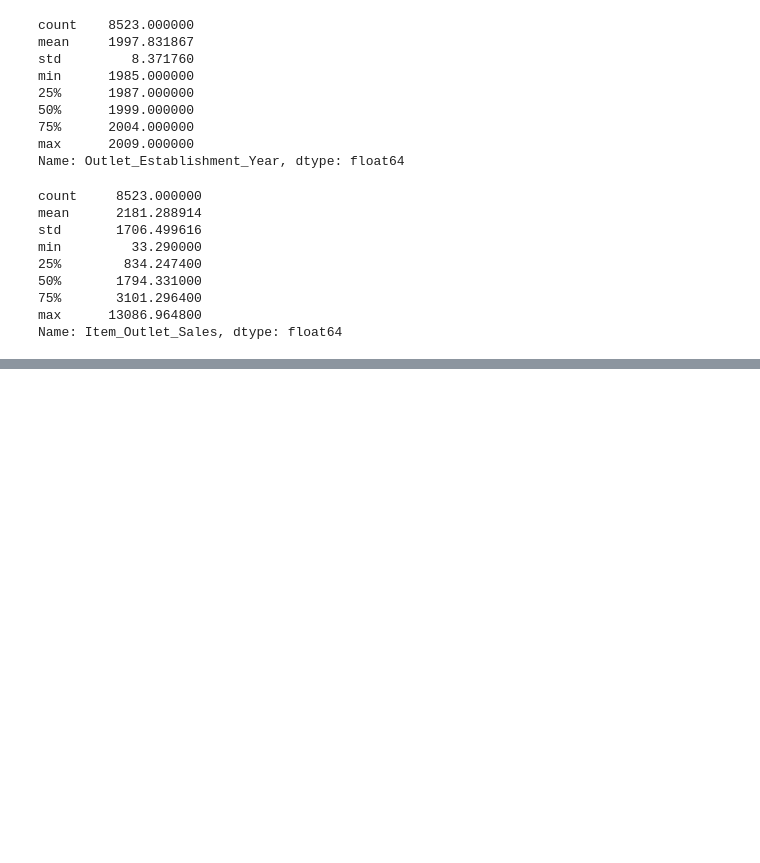
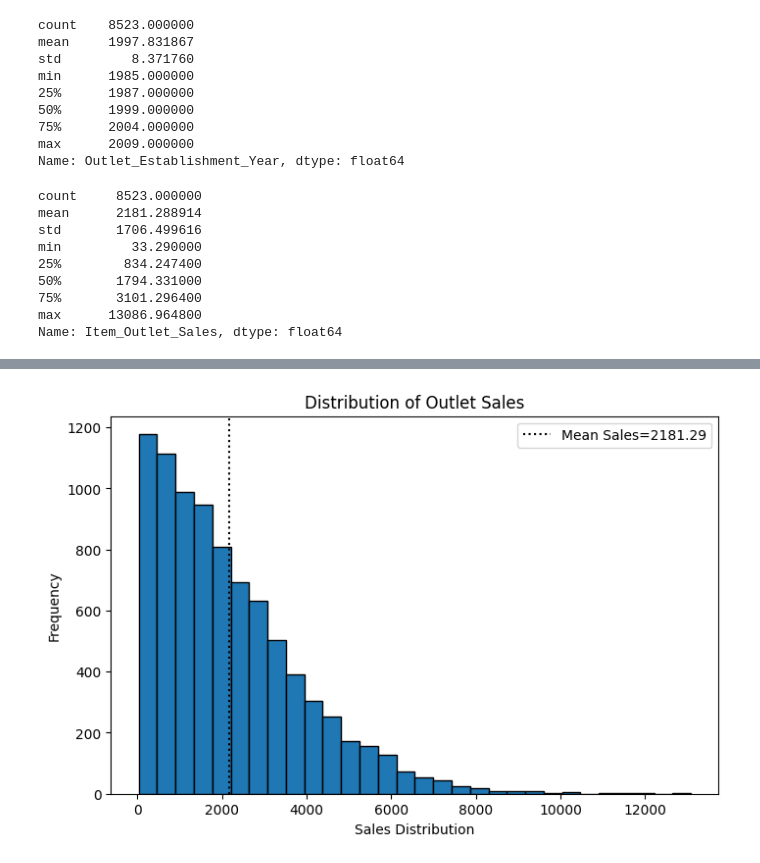
Before and after one commit to velascogringo/Sales_Prediction, a Jupyter notebook: Sales_Prediction_Core.ipynb, the cells around one changed output, grey strips where cells are left out. Drawn from its saved outputs; the diff is of its cells as text; code cells hidden in the pictures; blank space fills up the shorter version.

```diff
--- a/Sales_Prediction_Core.ipynb
+++ b/Sales_Prediction_Core.ipynb
@@ -2,7 +2,7 @@
 <a href="https://colab.research.google.com/github/velascogringo/Sales_Prediction/blob/main/Sales_Prediction_Core.ipynb" target="_parent"><img src="https://colab.research.google.com/assets/colab-badge.svg" alt="Open In Colab"/></a>
 # %%
 import pandas as pd
-filename = '/content/drive/MyDrive/WEEK 02_PANDA_MANIPULATING & UNDERSTANDING DATA/sales_predictions.csv'
+filename = '/content/drive/MyDrive/WEEK 02/sales_predictions.csv'
 df = pd.read_csv(filename)
 df.head()
 # %% [output]
@@ -243,0 +297,11 @@ Name: Item_Outlet_Sales, dtype: float64
+# %%
+fig, ax = plt.subplots(figsize=(8,5))
+ax.hist(df['Item_Outlet_Sales'], bins=30, edgecolor = 'k')
+ax.set_xlabel('Sales Distribution')
+ax.set_ylabel('Frequency')
+ax.set_title('Distribution of Outlet Sales')
+plt.axvline(df['Item_Outlet_Sales'].mean(), color="k", ls=":", label=f"Mean Sales={round(df['Item_Outlet_Sales'].mean(),2)}")
+plt.legend();
+plt.show();
+# %% [output]
+[figure, added]
```
Also changed, not shown: parts of 15 cells of this notebook.
